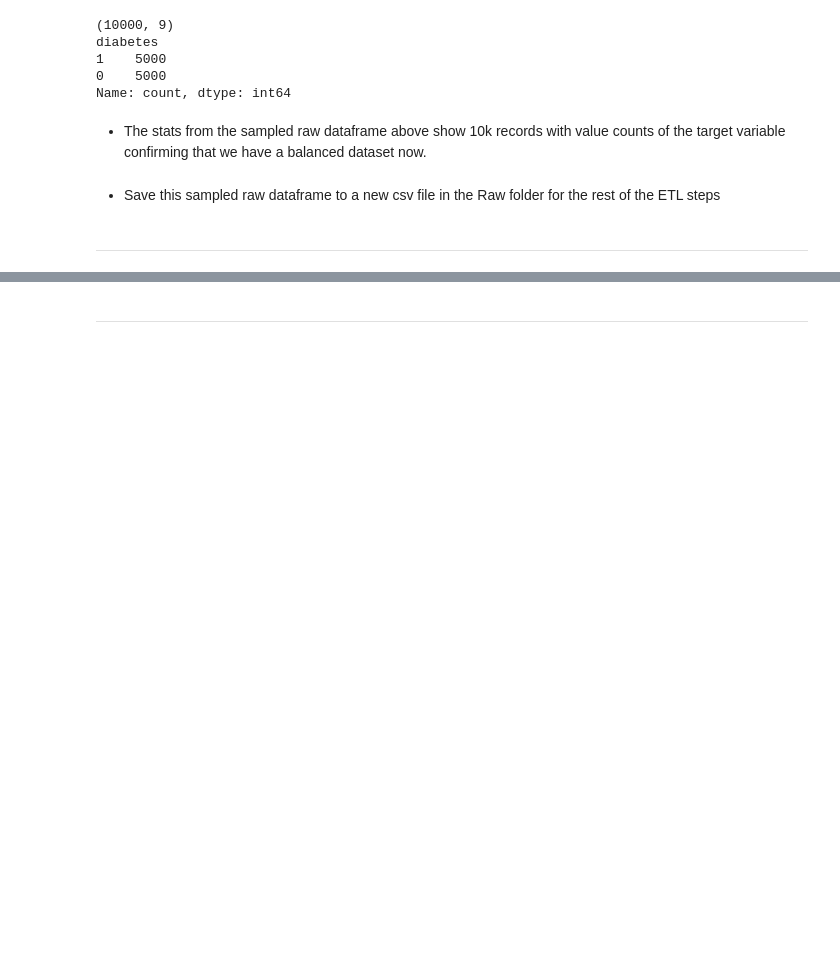
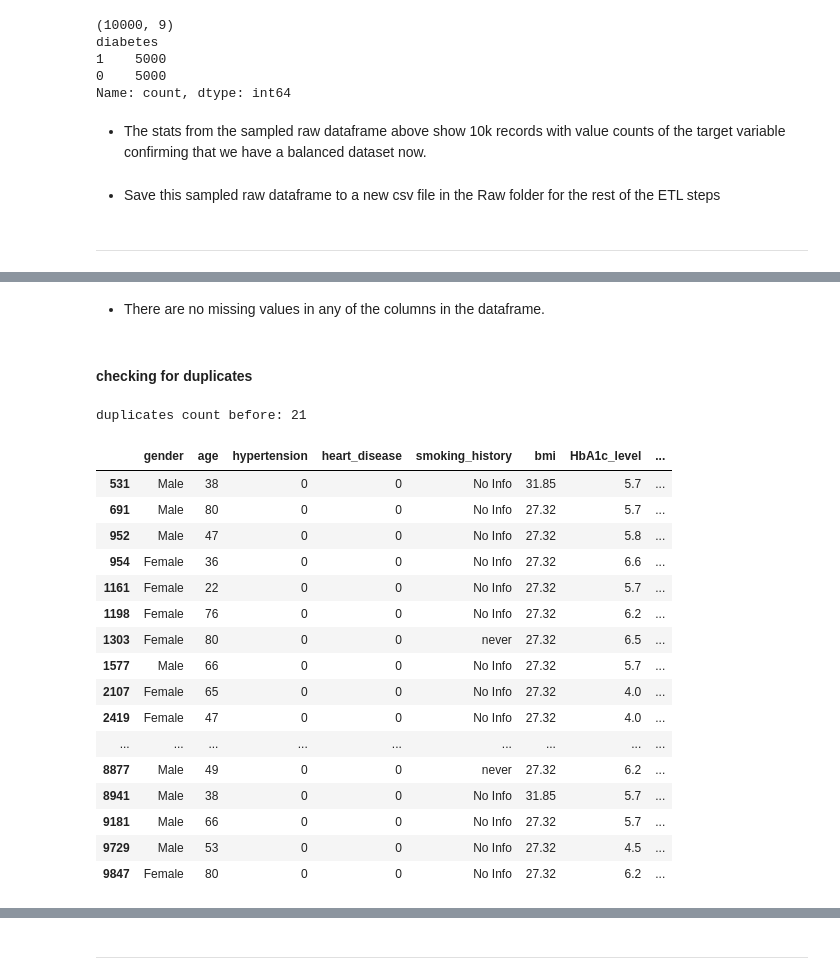
Before and after one commit to nivedhita369/Healthcare_Diabetes_Analysis, a Jupyter notebook: jupyter_notebooks/ETL.ipynb, the cells around one changed output, grey strips where cells are left out. Saved outputs shown, nothing was run; the diff lists cells and outputs as text; code cells hidden in the pictures; blank space fills up the shorter version.

Commit message:
transformation and load cleaned dataset

```diff
--- a/jupyter_notebooks/ETL.ipynb
+++ b/jupyter_notebooks/ETL.ipynb
@@ -182,0 +262,13 @@ Section 2 content
+# %%
+# copying the raw dataset to another dataframe before removing the non adults (infants, toddlers and children)
+
+df_raw_copy = df_raw.copy()
+
+# loading the non-adults to a seperate dataframe and checking the shape of the dataframe
+df_raw_non_adults = df_raw[df_raw['age'] < 18].copy()
+print(df_raw_non_adults.shape)
+
+# loading the adults to a seperate dataframe and checking the shape of the dataframe and value counts of target class
+df_raw_adults = df_raw[df_raw['age'] >= 18].copy()
+print(df_raw_adults.shape)
+print(df_raw_adults['diabetes'].value_counts())
@@ -182,0 +307,4 @@ Section 2 content
+# %%
+# converting age to interger type from float
+df_raw_adults['age'] = df_raw_adults['age'].astype(int)
+print("Conversion done.")
@@ -182,0 +348,30 @@ Section 2 content
+# %% [markdown]
+* There are no missing values in any of the columns in the dataframe.
+# %% [markdown]
+#### checking for duplicates
+# %%
+# checking for count of duplicate values
+print("duplicates count before:" , df_raw_adults.duplicated().sum())
+
+# checking for all occurances of duplicates
+duplicates = df_raw_adults[df_raw_adults.duplicated(keep=False)]
+duplicates
+# %% [output]
+duplicates count before: 21
+|  | gender | age | hypertension | heart_disease | smoking_history | bmi | HbA1c_level | ... |
+| 531 | Male | 38 | 0 | 0 | No Info | 31.85 | 5.7 | ... |
+| 691 | Male | 80 | 0 | 0 | No Info | 27.32 | 5.7 | ... |
+| 952 | Male | 47 | 0 | 0 | No Info | 27.32 | 5.8 | ... |
+| 954 | Female | 36 | 0 | 0 | No Info | 27.32 | 6.6 | ... |
+| 1161 | Female | 22 | 0 | 0 | No Info | 27.32 | 5.7 | ... |
+| 1198 | Female | 76 | 0 | 0 | No Info | 27.32 | 6.2 | ... |
+| 1303 | Female | 80 | 0 | 0 | never | 27.32 | 6.5 | ... |
+| 1577 | Male | 66 | 0 | 0 | No Info | 27.32 | 5.7 | ... |
+| 2107 | Female | 65 | 0 | 0 | No Info | 27.32 | 4.0 | ... |
+| 2419 | Female | 47 | 0 | 0 | No Info | 27.32 | 4.0 | ... |
+| ... | ... | ... | ... | ... | ... | ... | ... | ... |
+| 8877 | Male | 49 | 0 | 0 | never | 27.32 | 6.2 | ... |
+| 8941 | Male | 38 | 0 | 0 | No Info | 31.85 | 5.7 | ... |
+| 9181 | Male | 66 | 0 | 0 | No Info | 27.32 | 5.7 | ... |
+| 9729 | Male | 53 | 0 | 0 | No Info | 27.32 | 4.5 | ... |
+| 9847 | Female | 80 | 0 | 0 | No Info | 27.32 | 6.2 | ... |
```
Also changed, not shown: parts of 51 cells of this notebook, 1 other file.
